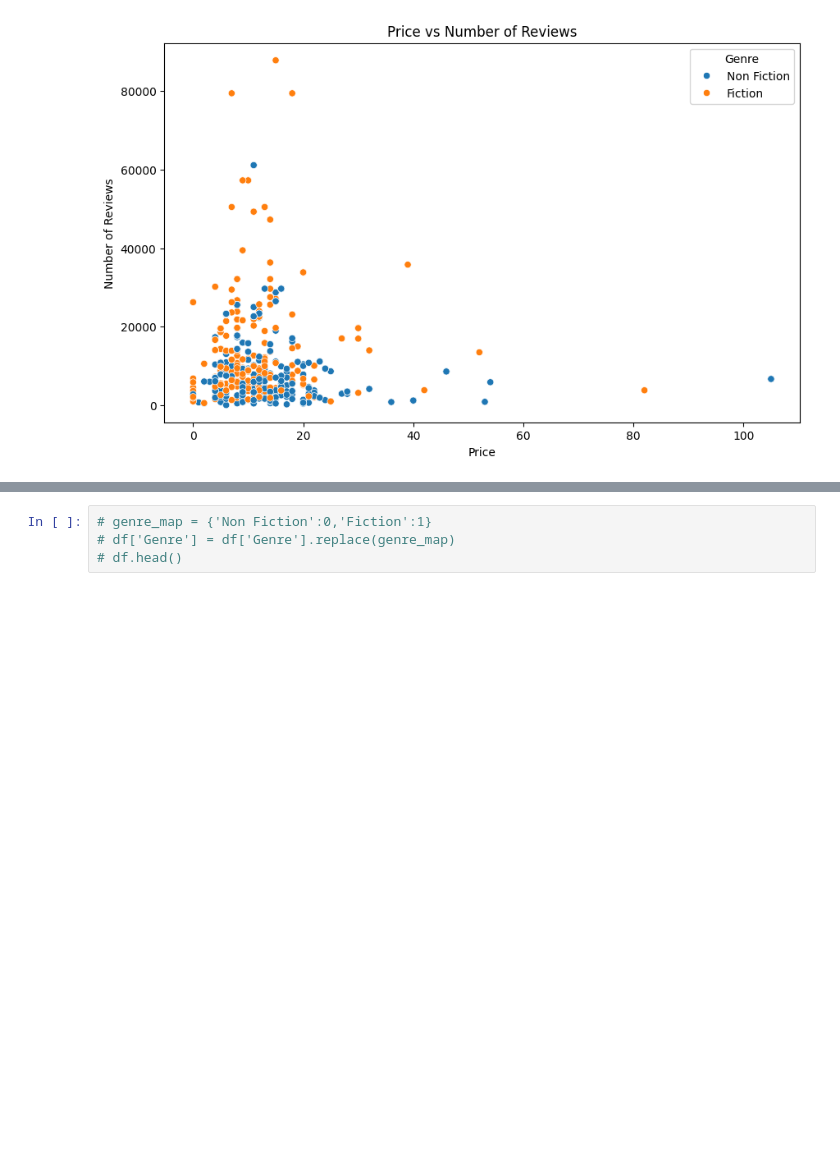
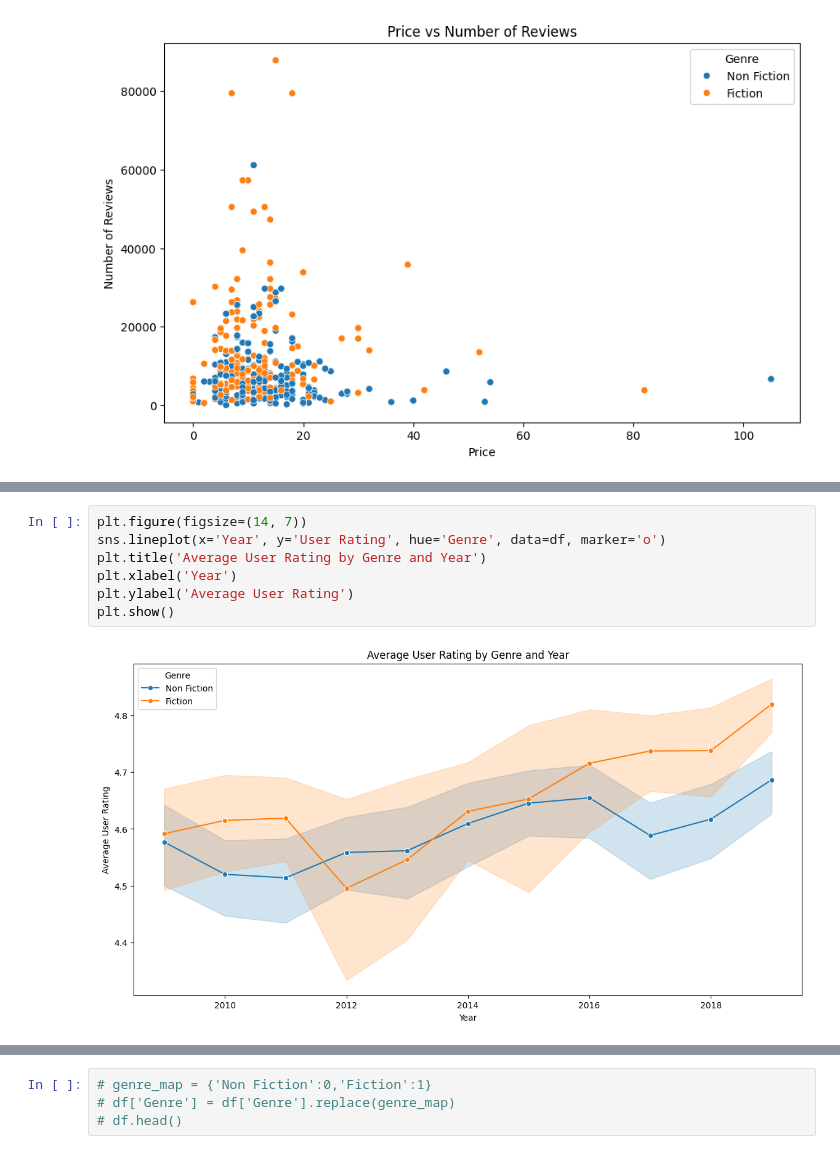
Before and after one commit to SID1060/DataGlimpse, a Jupyter notebook: Amazon_Bestselling.ipynb, the cells around one changed output, grey strips where cells are left out. Drawn from its saved outputs; the diff is of its cells as text; blank space fills up the shorter version.

```diff
--- a/Amazon_Bestselling.ipynb
+++ b/Amazon_Bestselling.ipynb
@@ -101,0 +128,9 @@ plt.show()
+# %%
+plt.figure(figsize=(14, 7))
+sns.lineplot(x='Year', y='User Rating', hue='Genre', data=df, marker='o')
+plt.title('Average User Rating by Genre and Year')
+plt.xlabel('Year')
+plt.ylabel('Average User Rating')
+plt.show()
+# %% [output]
+[figure, added]
```
Also changed, not shown: parts of 5 cells of this notebook.
